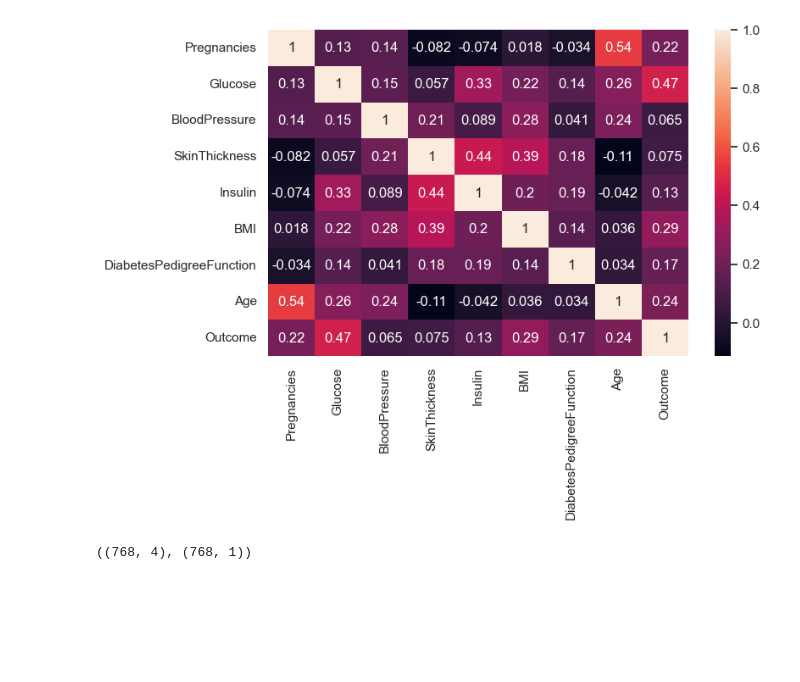
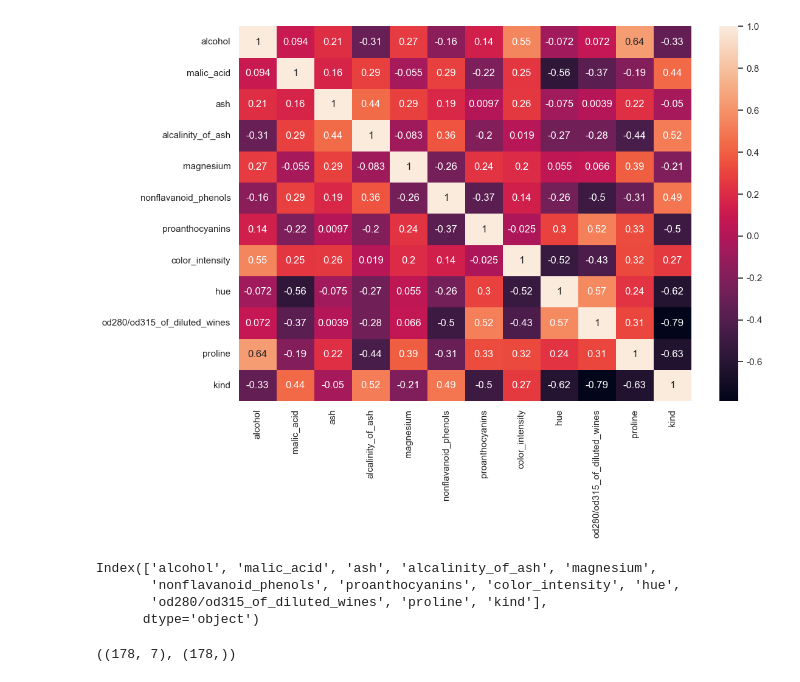
Before and after one commit to jihun5/it_jupyter, a Jupyter notebook: 05-데이터마이닝/03_tensorflow/연습문제(4).ipynb, the cells around one changed output. Saved outputs shown, nothing was run; the diff lists cells and outputs as text; code cells hidden in the pictures; blank space fills up the shorter version.

```diff
--- a/05-데이터마이닝/03_tensorflow/연습문제(4).ipynb
+++ b/05-데이터마이닝/03_tensorflow/연습문제(4).ipynb
@@ -20,5 +18,5 @@ from tensorflow.keras.callbacks import ModelCheckpoint
 # %%
-origin = read_excel("https://data.hossam.kr/F03/pima-indians.xlsx")
+origin = read_excel("https://data.hossam.kr/F03/wine_3type.xlsx")
 origin.info()
 # %% [output]
 <class 'pandas.core.frame.DataFrame'>
@@ -52,4 +56 @@ Outcome                     0
 dtype: int64
-# %%
-origin['Outcome'] = origin['Outcome'].astype('category')
-origin.info()
@@ -93,0 +84,3 @@ np.random.seed(777)
+# %%
+origin['kind'] = origin['kind'].astype('category').cat.rename_categories({'class_0': 0, 'class_1': 1, 'class_2': 2})
+origin['kind'].value_counts()
@@ -94,17 +105,25 @@ np.random.seed(777)
 # %%
 df = origin.copy()
-plt.figure(figsize=(8,5))
+df = origin.drop(['total_phenols', 'flavanoids'], axis=1)
+plt.figure(figsize=(12,8))
 sb.set(font_scale=1.0)
 sb.heatmap(df.corr(), annot=True, cbar=True)
 plt.show()
 # %% [output]
-[figure, old version]
+[figure, new version]
-# %%
-x = origin[['Age', 'BMI', 'Glucose', 'Pregnancies']]
-y = origin[['Outcome']]
-x.shape, y.shape
-# %% [output]
-((768, 4), (768, 1))
+# %%
+df.columns
+# %% [output]
+Index(['alcohol', 'malic_acid', 'ash', 'alcalinity_of_ash', 'magnesium',
+       'nonflavanoid_phenols', 'proanthocyanins', 'color_intensity', 'hue',
+       'od280/od315_of_diluted_wines', 'proline', 'kind'],
+      dtype='object')
+# %%
+x = df[['proline','od280/od315_of_diluted_wines','hue', 'proanthocyanins', 'nonflavanoid_phenols', 'alcalinity_of_ash', 'malic_acid']]
+y = df['kind']
+x.shape, y.shape
+# %% [output]
+((178, 7), (178,))
 # %%
 from sklearn.preprocessing import StandardScaler
 x_scaller = StandardScaler()
```
Also changed, not shown: parts of 24 cells of this notebook, 15 other files.
